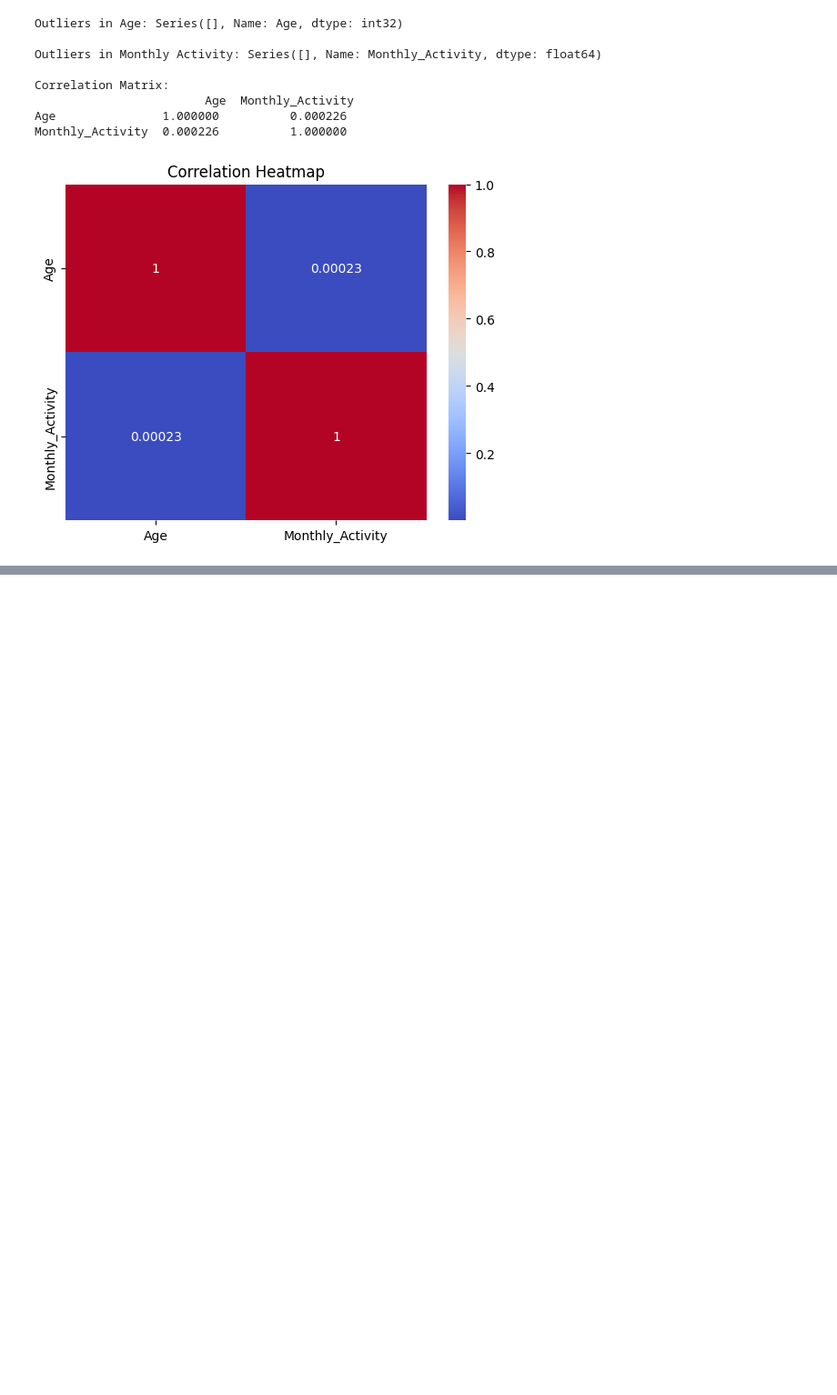
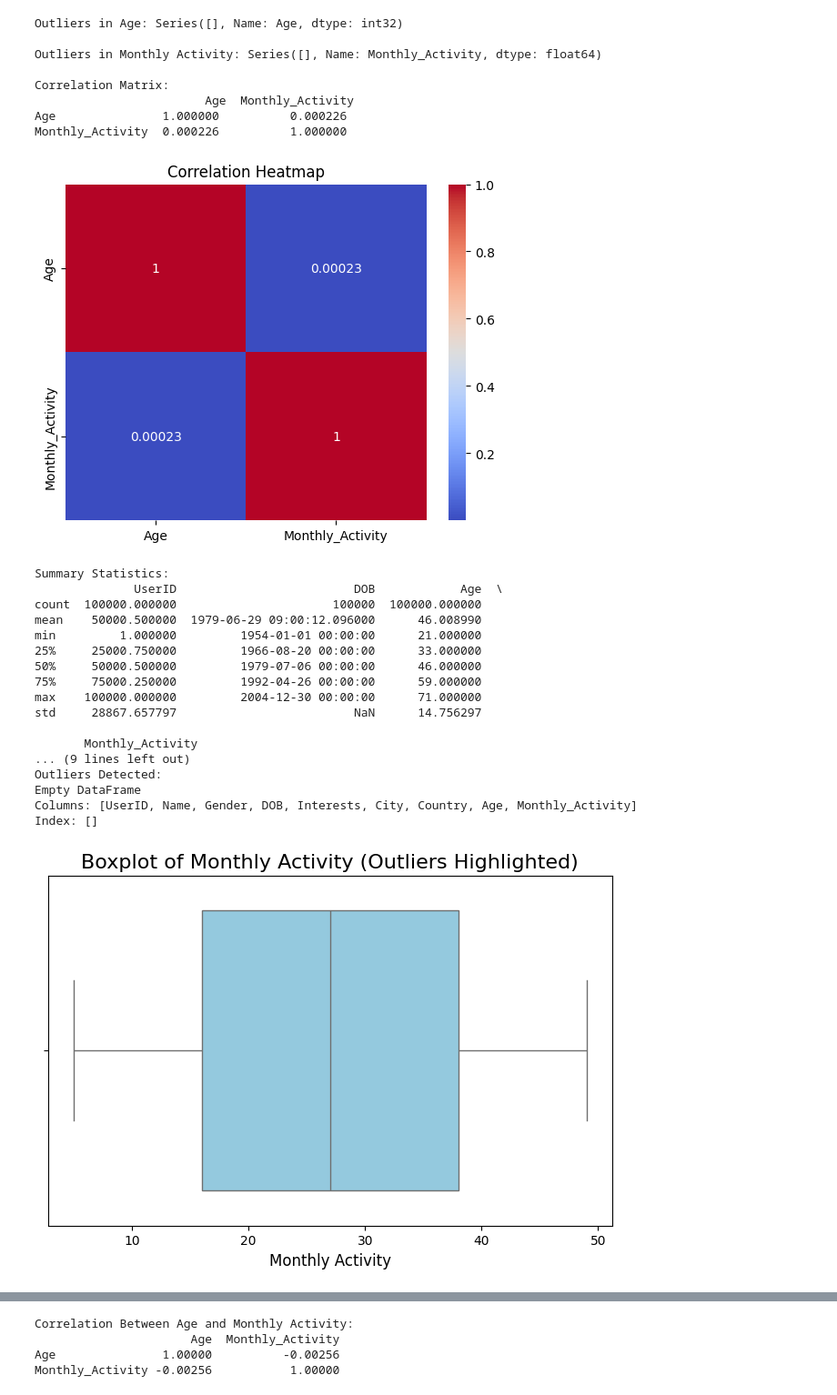
Before and after one commit to Shamiul-693/-User-Behavior-Analysis-for-Optimizing-Engagement-on-Social-Media-Platforms-, a Jupyter notebook: User_Behavior_Analysis_for_Optimizing_Engagement_on_Social_Media_Platforms_.ipynb, the cells around one changed output, grey strips where cells are left out. Shown at 91% size. Cells and saved outputs as stored; diff of their text form; code cells hidden in the pictures; blank space fills up the shorter version.

```diff
--- a/User_Behavior_Analysis_for_Optimizing_Engagement_on_Social_Media_Platforms_.ipynb
+++ b/User_Behavior_Analysis_for_Optimizing_Engagement_on_Social_Media_Platforms_.ipynb
@@ -230,3 +230,76 @@ Correlation Matrix:
 Age               1.000000          0.000226
 Monthly_Activity  0.000226          1.000000
 [figure]
+# %%
+
+
+# Preprocessing: Add a numerical column for demonstration (e.g., 'Monthly_Activity')
+np.random.seed(42)
+data['Monthly_Activity'] = np.random.randint(5, 50, size=len(data))  # Simulated activity
+data['DOB'] = pd.to_datetime(data['DOB'], errors='coerce')
+data['Age'] = datetime.now().year - data['DOB'].dt.year
+
+# Step 1: Summary Statistics
+print("Summary Statistics:")
+print(data.describe())
+
+# Step 2: Detecting Outliers Using the IQR Method
+Q1 = data['Monthly_Activity'].quantile(0.25)
+Q3 = data['Monthly_Activity'].quantile(0.75)
+IQR = Q3 - Q1
+
+# Define outliers as values below Q1 - 1.5*IQR or above Q3 + 1.5*IQR
+lower_bound = Q1 - 1.5 * IQR
+upper_bound = Q3 + 1.5 * IQR
+outliers = data[(data['Monthly_Activity'] < lower_bound) | (data['Monthly_Activity'] > upper_bound)]
+print("\nOutliers Detected:")
+print(outliers)
+
+# Step 3: Visualizing Patterns and Outliers
+## Boxplot to Visualize Outliers
+plt.figure(figsize=(8, 5))
+sns.boxplot(data=data, x='Monthly_Activity', color='skyblue')
+plt.title('Boxplot of Monthly Activity (Outliers Highlighted)', fontsize=16)
+plt.xlabel('Monthly Activity', fontsize=12)
+plt.show()
+
+## Distribution Plot to Observe Patterns
+plt.figure(figsize=(8, 5))
+sns.histplot(data['Monthly_Activity'], bins=20, kde=True, color='green')
+plt.title('Distribution of Monthly Activity', fontsize=16)
+plt.xlabel('Monthly Activity', fontsize=12)
+plt.ylabel('Frequency', fontsize=12)
+plt.show()
+
+# Step 4: Correlation Analysis
+## Analyze correlation between Age and Monthly Activity
+correlation = data[['Age', 'Monthly_Activity']].corr()
+print("\nCorrelation Between Age and Monthly Activity:")
+print(correlation)
+
+# Visualize correlation
+plt.figure(figsize=(8, 5))
+sns.scatterplot(data=data, x='Age', y='Monthly_Activity', color='purple', alpha=0.6)
+plt.title('Scatter Plot of Age vs Monthly Activity', fontsize=16)
+plt.xlabel('Age', fontsize=12)
+plt.ylabel('Monthly Activity', fontsize=12)
+plt.show()
+# %% [output]
+Summary Statistics:
+              UserID                         DOB            Age  \
+count  100000.000000                      100000  100000.000000
+mean    50000.500000  1979-06-29 09:00:12.096000      46.008990
+min         1.000000         1954-01-01 00:00:00      21.000000
+25%     25000.750000         1966-08-20 00:00:00      33.000000
+50%     50000.500000         1979-07-06 00:00:00      46.000000
+75%     75000.250000         1992-04-26 00:00:00      59.000000
+max    100000.000000         2004-12-30 00:00:00      71.000000
+std     28867.657797                         NaN      14.756297
+
+       Monthly_Activity
+... (9 lines left out)
+Outliers Detected:
+Empty DataFrame
+Columns: [UserID, Name, Gender, DOB, Interests, City, Country, Age, Monthly_Activity]
+Index: []
+[figure, added]
@@ -232,0 +307,4 @@ Monthly_Activity  0.000226          1.000000
+Correlation Between Age and Monthly Activity:
+                      Age  Monthly_Activity
+Age               1.00000          -0.00256
+Monthly_Activity -0.00256           1.00000
```
Also changed, not shown: parts of 1 cell of this notebook.
